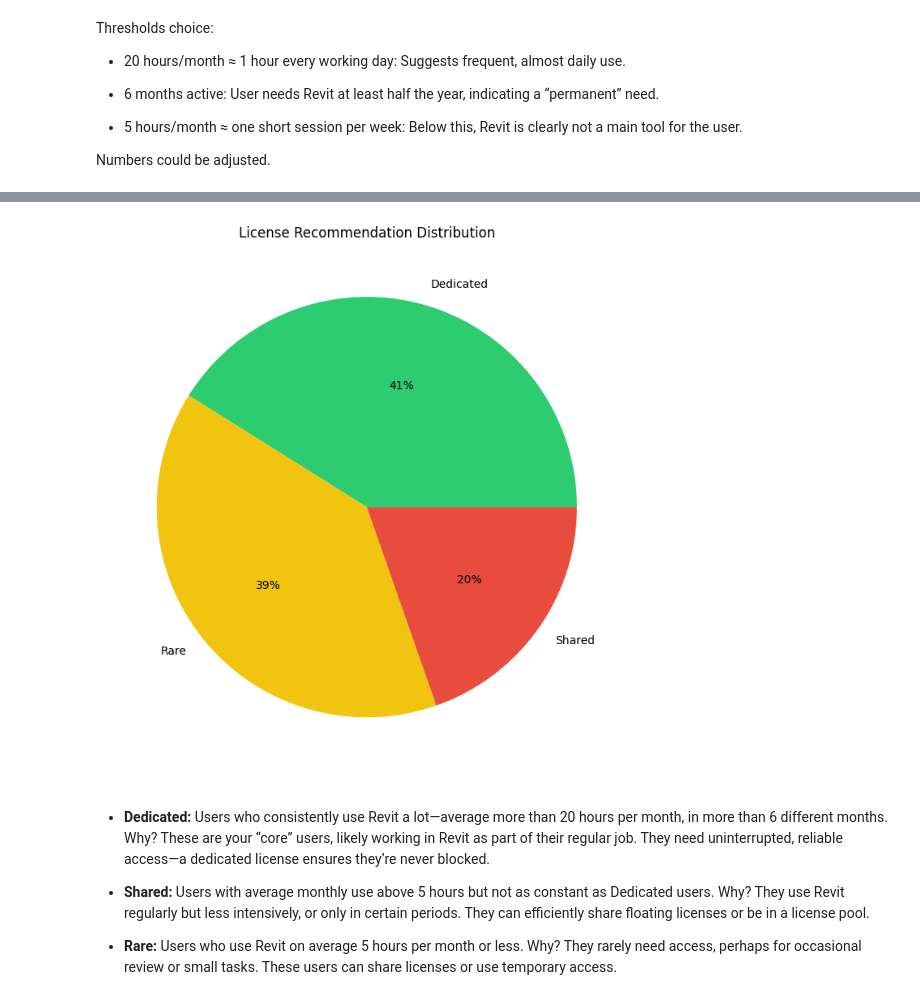
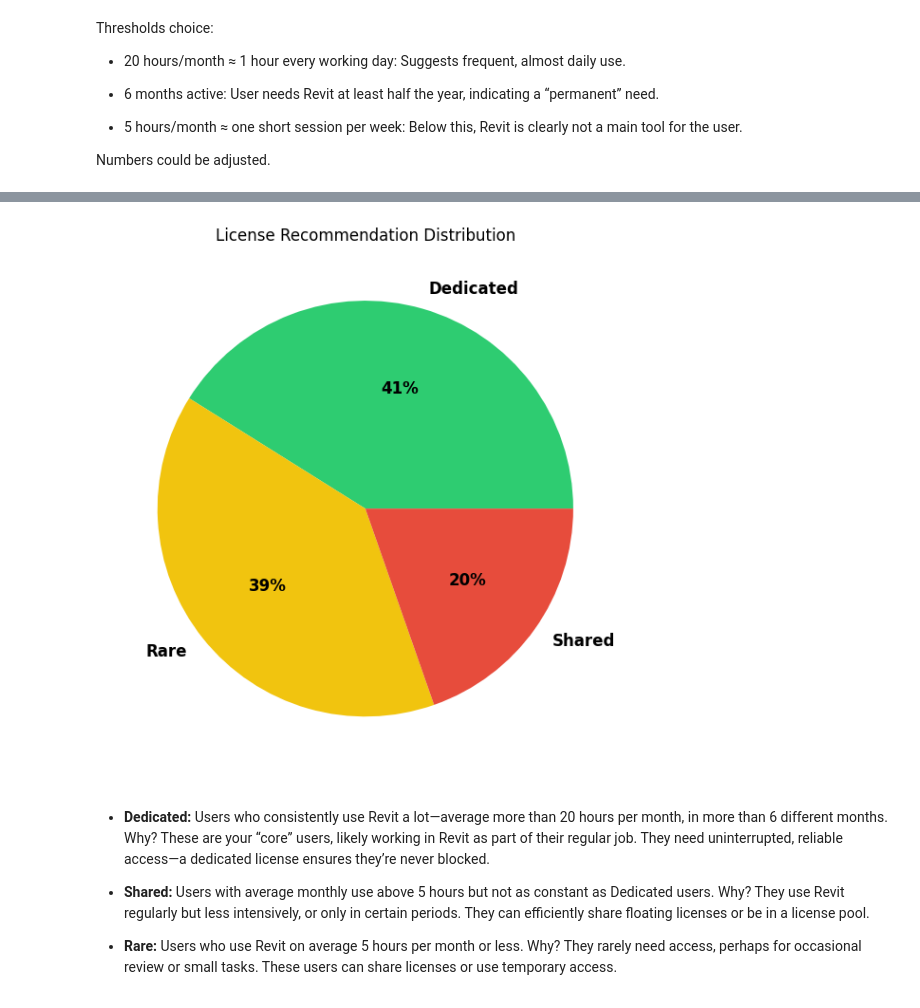
Before and after one commit to olgapoletkina/RVT_license_analysis, a Jupyter notebook: Revit__license_use_analysis.ipynb, the cells around one changed output, grey strips where cells are left out. Saved outputs shown, nothing was run; the diff lists cells and outputs as text; code cells hidden in the pictures.

```diff
--- a/Revit__license_use_analysis.ipynb
+++ b/Revit__license_use_analysis.ipynb
@@ -736,14 +736,22 @@ user_month_pivot.head()
 # plt.show()
 # %%
 if 'license_need' in user_month_pivot.columns:
-    user_month_pivot['license_need'].value_counts().plot(
-        kind='pie', autopct='%1.0f%%', figsize=(7, 7), colors=['#2ecc71','#f1c40f','#e74c3c'])
+    value_counts = user_month_pivot['license_need'].value_counts()
+    labels = value_counts.index
+    value_counts.plot(
+        kind='pie',
+        labels=labels,
+        autopct=lambda p: f'{p:.0f}%',
+        figsize=(6, 6),
+        colors=['#2ecc71','#f1c40f','#e74c3c'],
+        textprops={'color':'black', 'fontsize':12, 'fontweight':'bold'}
+    )
     plt.title('License Recommendation Distribution')
     plt.ylabel('')
     plt.tight_layout()
     plt.show()
 # %% [output]
-[figure, old version]
+[figure, new version]
 # %% [markdown]
 - **Dedicated:** Users who consistently use Revit a lot—average more than 20 hours per month, in more than 6 different months.
 Why? These are your “core” users, likely working in Revit as part of their regular job. They need uninterrupted, reliable access—a dedicated license ensures they’re never blocked.
```
Also changed, not shown: parts of 3 cells of this notebook, 3 other files.
